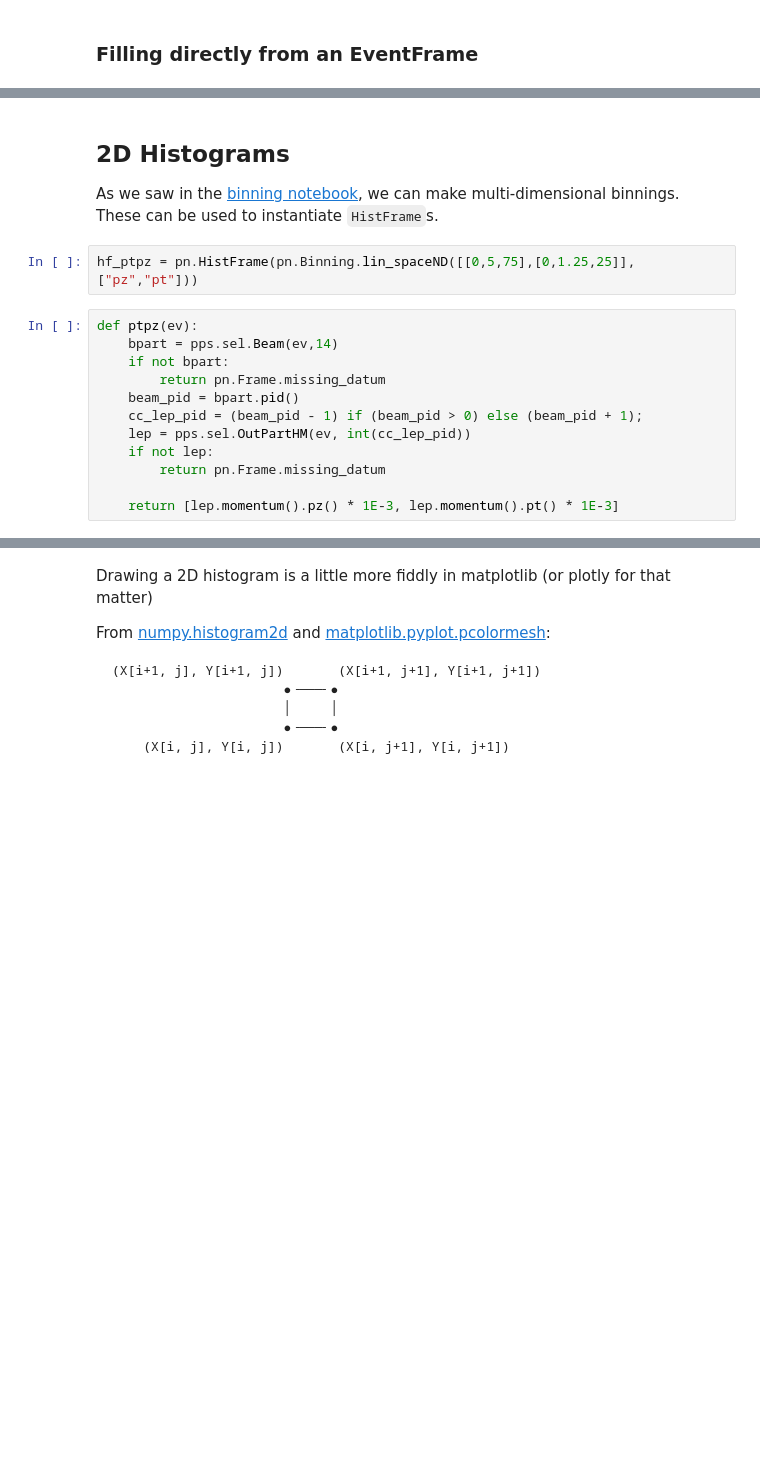
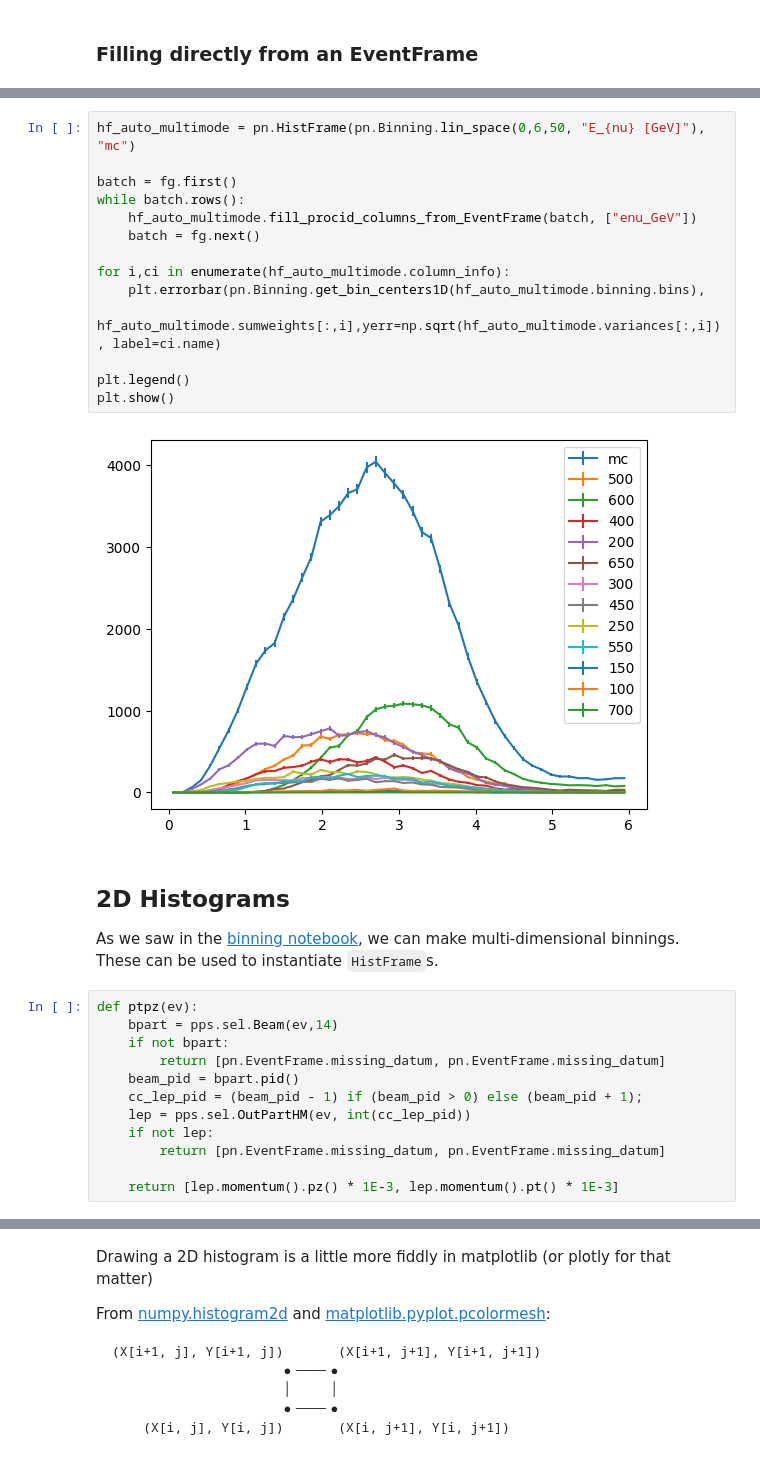
Before and after one commit to NUISANCEMC/nuisance3, a Jupyter notebook: notebooks/histframes.ipynb, the cells around one changed output, grey strips where cells are left out. Saved outputs shown, nothing was run; the diff lists cells and outputs as text; blank space fills up the shorter version.

```diff
--- a/notebooks/histframes.ipynb
+++ b/notebooks/histframes.ipynb
@@ -117,19 +198,33 @@ plt.show()
+# %%
+hf_auto_multimode = pn.HistFrame(pn.Binning.lin_space(0,6,50, "E_{nu} [GeV]"), "mc")
+
+batch = fg.first()
+while batch.rows():
+    hf_auto_multimode.fill_procid_columns_from_EventFrame(batch, ["enu_GeV"])
+    batch = fg.next()
+
+for i,ci in enumerate(hf_auto_multimode.column_info):
+    plt.errorbar(pn.Binning.get_bin_centers1D(hf_auto_multimode.binning.bins),
+             hf_auto_multimode.sumweights[:,i],yerr=np.sqrt(hf_auto_multimode.variances[:,i]), label=ci.name)
+
+plt.legend()
+plt.show()
+# %% [output]
+[figure, added]
 # %% [markdown]
 ## 2D Histograms
 
 As we saw in the [binning notebook](https://github.com/NUISANCEMC/eventinput/blob/main/notebooks/binning.ipynb), we can make multi-dimensional binnings. These can be used to instantiate `HistFrame`s.
-# %%
-hf_ptpz = pn.HistFrame(pn.Binning.lin_spaceND([[0,5,75],[0,1.25,25]], ["pz","pt"]))
 # %%
 def ptpz(ev):
     bpart = pps.sel.Beam(ev,14)
     if not bpart:
-        return pn.Frame.missing_datum
+        return [pn.EventFrame.missing_datum, pn.EventFrame.missing_datum]
     beam_pid = bpart.pid()
     cc_lep_pid = (beam_pid - 1) if (beam_pid > 0) else (beam_pid + 1);
     lep = pps.sel.OutPartHM(ev, int(cc_lep_pid))
     if not lep:
-        return pn.Frame.missing_datum
+        return [pn.EventFrame.missing_datum, pn.EventFrame.missing_datum]
 
     return [lep.momentum().pz() * 1E-3, lep.momentum().pt() * 1E-3]
 # %%
```
Also changed, not shown: parts of 15 cells of this notebook, 13 other files.
